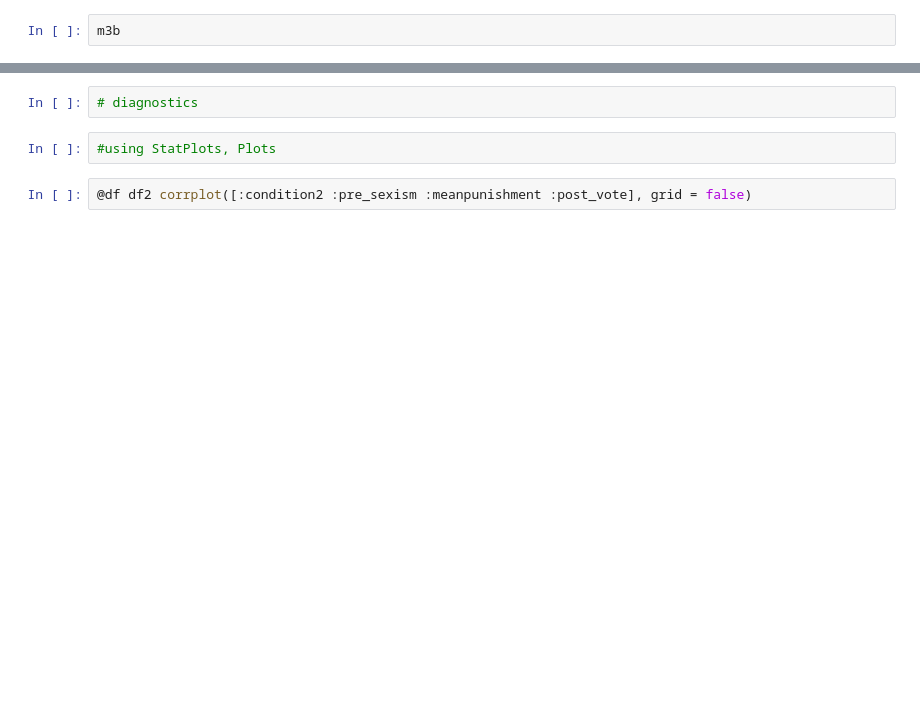
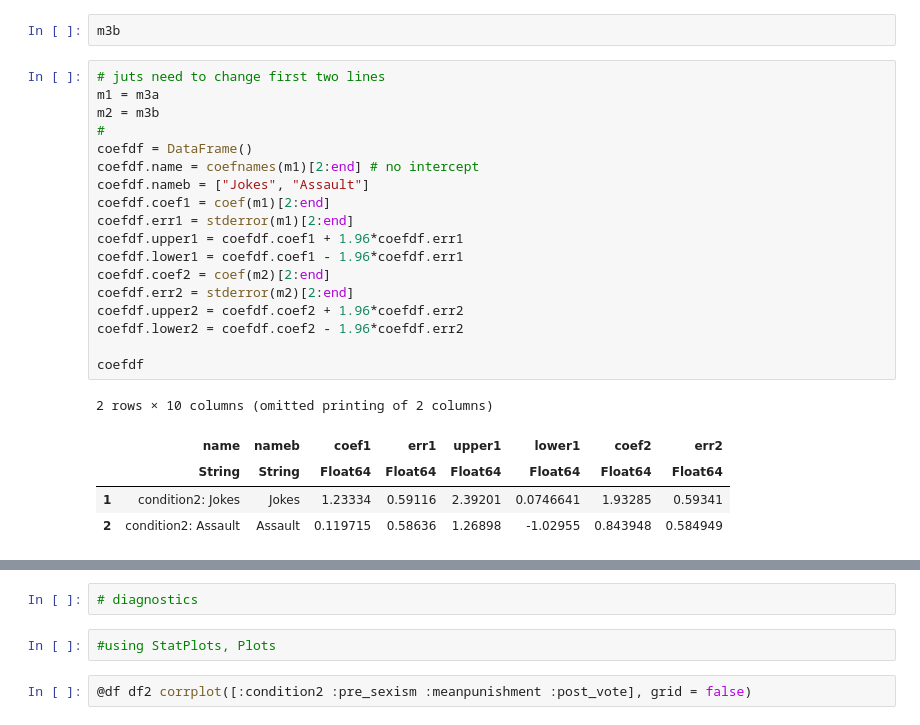
Before and after one commit to mattcingram/rep1_julia, a Jupyter notebook: code/rep1_julia.ipynb, the cells around one changed output, grey strips where cells are left out. Drawn from its saved outputs; the diff is of its cells as text; blank space fills up the shorter version.

```diff
--- a/code/rep1_julia.ipynb
+++ b/code/rep1_julia.ipynb
@@ -1440,2 +1453,26 @@ m3a
 # %%
 m3b
+# %%
+# juts need to change first two lines
+m1 = m3a
+m2 = m3b
+#
+coefdf = DataFrame()
+coefdf.name = coefnames(m1)[2:end] # no intercept
+coefdf.nameb = ["Jokes", "Assault"]
+coefdf.coef1 = coef(m1)[2:end]
+coefdf.err1 = stderror(m1)[2:end]
+coefdf.upper1 = coefdf.coef1 + 1.96*coefdf.err1
+coefdf.lower1 = coefdf.coef1 - 1.96*coefdf.err1
+coefdf.coef2 = coef(m2)[2:end]
+coefdf.err2 = stderror(m2)[2:end]
+coefdf.upper2 = coefdf.coef2 + 1.96*coefdf.err2
+coefdf.lower2 = coefdf.coef2 - 1.96*coefdf.err2
+
+coefdf
+# %% [output]
+2 rows × 10 columns (omitted printing of 2 columns)
+|  | name | nameb | coef1 | err1 | upper1 | lower1 | coef2 | err2 |
+|  | String | String | Float64 | Float64 | Float64 | Float64 | Float64 | Float64 |
+| 1 | condition2: Jokes | Jokes | 1.23334 | 0.59116 | 2.39201 | 0.0746641 | 1.93285 | 0.59341 |
+| 2 | condition2: Assault | Assault | 0.119715 | 0.58636 | 1.26898 | -1.02955 | 0.843948 | 0.584949 |
```
Also changed, not shown: parts of 4 cells of this notebook.
